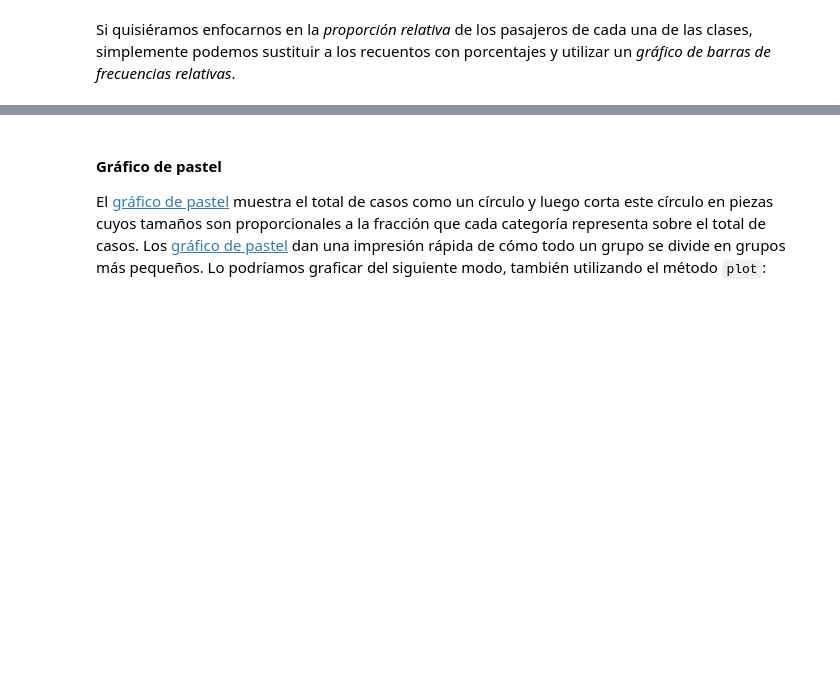
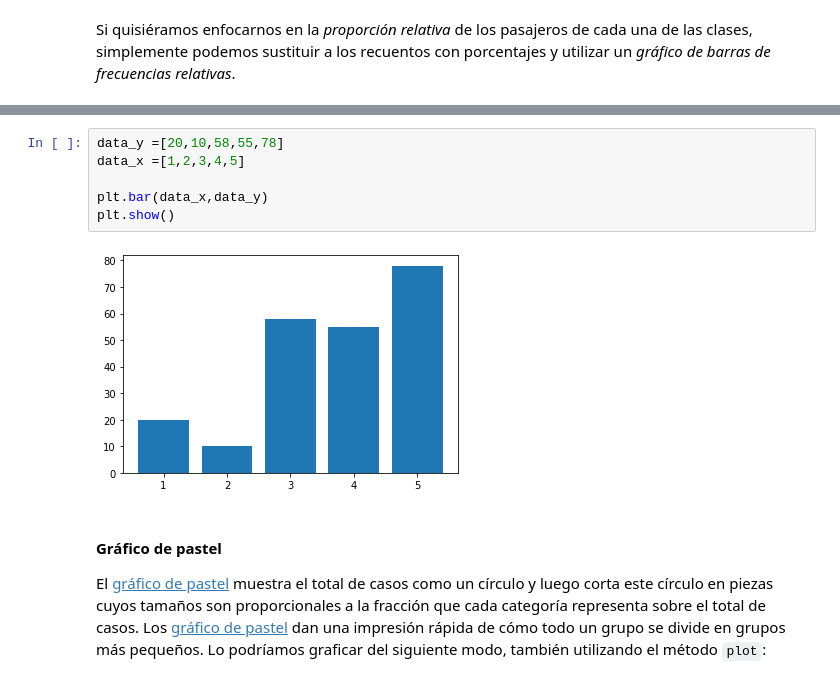
Before and after one commit to gdesirena/Aprendizaje_Automatico_Avanzado, a Jupyter notebook: Introducción/Notebooks_Clase/03_Preprocesamiento y Exploración de Datos.ipynb, the cells around one changed output, grey strips where cells are left out. Saved outputs shown, nothing was run; the diff lists cells and outputs as text; blank space fills up the shorter version.

```diff
--- a/Introducción/Notebooks_Clase/03_Preprocesamiento y Exploración de Datos.ipynb
+++ b/Introducción/Notebooks_Clase/03_Preprocesamiento y Exploración de Datos.ipynb
@@ -241,3 +340,11 @@ Si quisiéramos enfocarnos en la *proporción relativa* de los pasajeros de cada
+# %%
+data_y =[20,10,58,55,78]
+data_x =[1,2,3,4,5]
+
+plt.bar(data_x,data_y)
+plt.show()
+# %% [output]
+[figure, added]
 # %% [markdown]
 #### Gráfico de pastel
 
```
Also changed, not shown: parts of 14 cells of this notebook, 2 other files.
